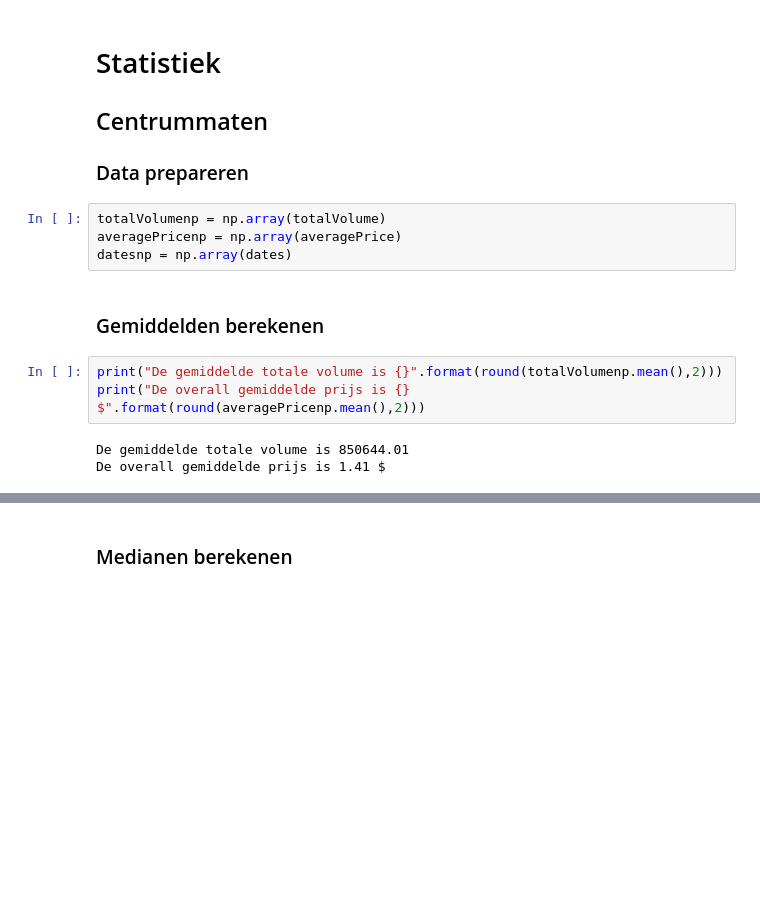
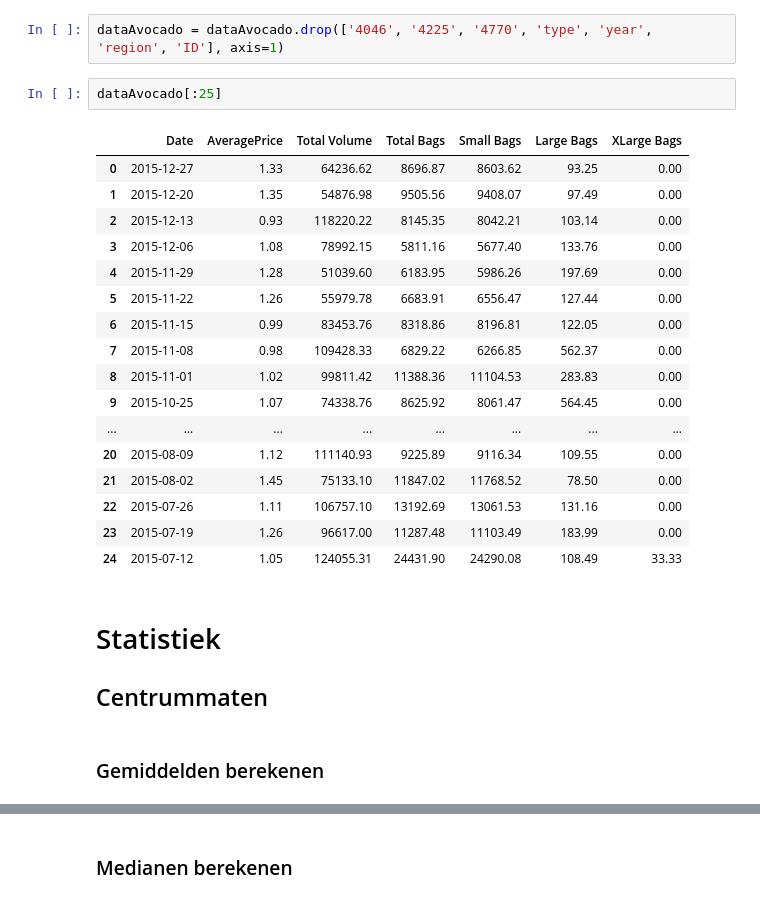
Before and after one commit to TijmenElseviers/BigData, a Jupyter notebook: Statistics/Opdracht_Jupyter/Opdracht_Jupyter.ipynb, the cells around one changed output, grey strips where cells are left out. Saved outputs shown, nothing was run; the diff lists cells and outputs as text; blank space fills up the shorter version.

```diff
--- a/Statistics/Opdracht_Jupyter/Opdracht_Jupyter.ipynb
+++ b/Statistics/Opdracht_Jupyter/Opdracht_Jupyter.ipynb
@@ -51,16 +38,27 @@ Dates
+# %%
+dataAvocado = dataAvocado.drop(['4046', '4225', '4770', 'type', 'year', 'region', 'ID'], axis=1)
+# %%
+dataAvocado[:25]
+# %% [output]
+|  | Date | AveragePrice | Total Volume | Total Bags | Small Bags | Large Bags | XLarge Bags |
+| 0 | 2015-12-27 | 1.33 | 64236.62 | 8696.87 | 8603.62 | 93.25 | 0.00 |
+| 1 | 2015-12-20 | 1.35 | 54876.98 | 9505.56 | 9408.07 | 97.49 | 0.00 |
+| 2 | 2015-12-13 | 0.93 | 118220.22 | 8145.35 | 8042.21 | 103.14 | 0.00 |
+| 3 | 2015-12-06 | 1.08 | 78992.15 | 5811.16 | 5677.40 | 133.76 | 0.00 |
+| 4 | 2015-11-29 | 1.28 | 51039.60 | 6183.95 | 5986.26 | 197.69 | 0.00 |
+| 5 | 2015-11-22 | 1.26 | 55979.78 | 6683.91 | 6556.47 | 127.44 | 0.00 |
+| 6 | 2015-11-15 | 0.99 | 83453.76 | 8318.86 | 8196.81 | 122.05 | 0.00 |
+| 7 | 2015-11-08 | 0.98 | 109428.33 | 6829.22 | 6266.85 | 562.37 | 0.00 |
+| 8 | 2015-11-01 | 1.02 | 99811.42 | 11388.36 | 11104.53 | 283.83 | 0.00 |
+| 9 | 2015-10-25 | 1.07 | 74338.76 | 8625.92 | 8061.47 | 564.45 | 0.00 |
+| ... | ... | ... | ... | ... | ... | ... | ... |
+| 20 | 2015-08-09 | 1.12 | 111140.93 | 9225.89 | 9116.34 | 109.55 | 0.00 |
+| 21 | 2015-08-02 | 1.45 | 75133.10 | 11847.02 | 11768.52 | 78.50 | 0.00 |
+| 22 | 2015-07-26 | 1.11 | 106757.10 | 13192.69 | 13061.53 | 131.16 | 0.00 |
+| 23 | 2015-07-19 | 1.26 | 96617.00 | 11287.48 | 11103.49 | 183.99 | 0.00 |
+| 24 | 2015-07-12 | 1.05 | 124055.31 | 24431.90 | 24290.08 | 108.49 | 33.33 |
 # %% [markdown]
 # Statistiek
 ## Centrummaten
-### Data prepareren
-# %%
-totalVolumenp = np.array(totalVolume)
-averagePricenp = np.array(averagePrice)
-datesnp = np.array(dates)
 # %% [markdown]
 ### Gemiddelden berekenen
-# %%
-print("De gemiddelde totale volume is {}".format(round(totalVolumenp.mean(),2)))
-print("De overall gemiddelde prijs is {} $".format(round(averagePricenp.mean(),2)))
-# %% [output]
-De gemiddelde totale volume is 850644.01
-De overall gemiddelde prijs is 1.41 $
```
Also changed, not shown: parts of 26 cells of this notebook.
